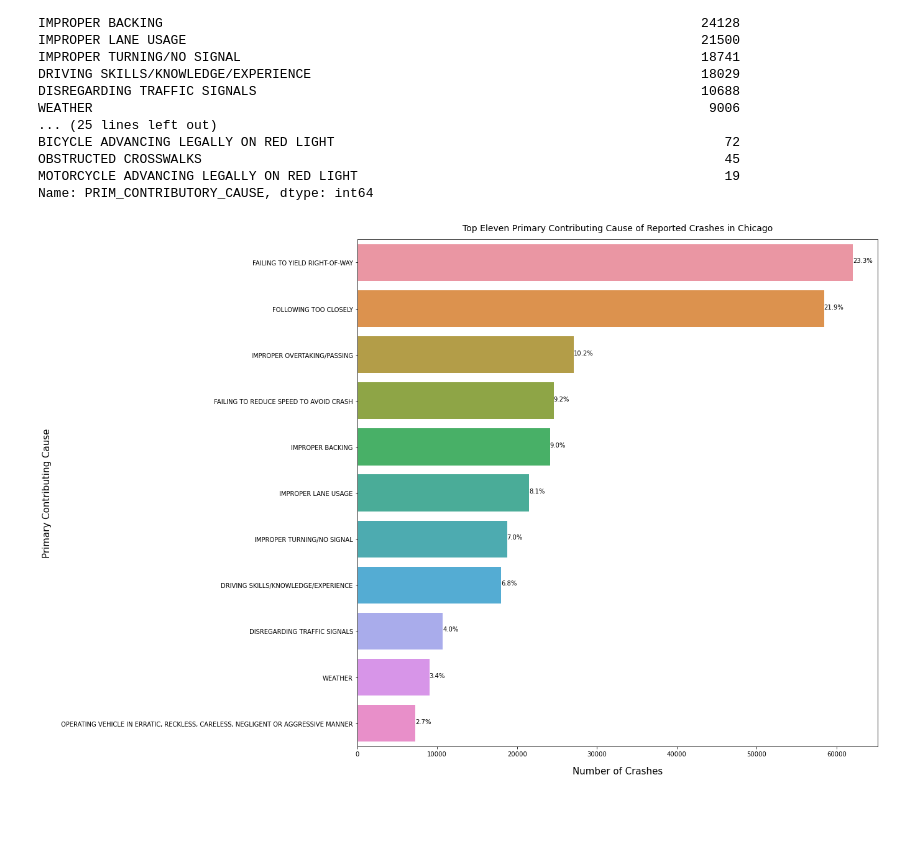
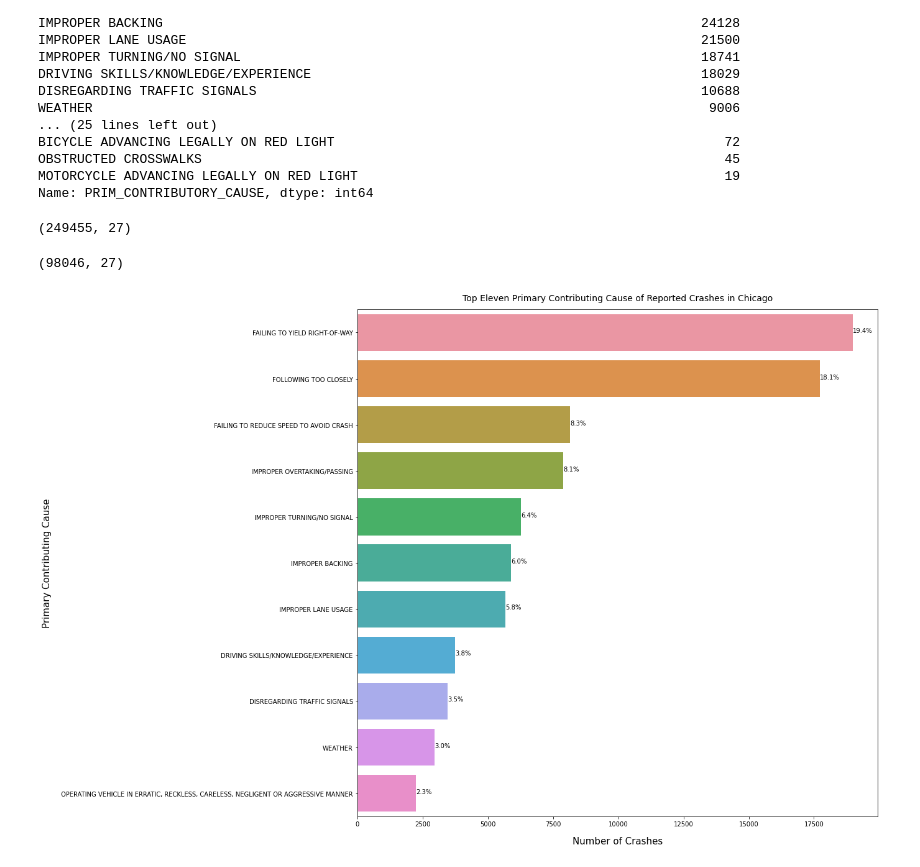
Before and after one commit to meowkaiser/Chicago_Car_Crashes_Project, a Jupyter notebook: Michael_Schor_Notebook.ipynb, the cells around one changed output. Cells and saved outputs as stored; diff of their text form; code cells hidden in the pictures; blank space fills up the shorter version.

Commit message:
adding my new models

```diff
--- a/Michael_Schor_Notebook.ipynb
+++ b/Michael_Schor_Notebook.ipynb
@@ -200,0 +218,8 @@ df_driver.dropna(axis=0, subset=['FIRST_CONTACT_POINT'], inplace =True)
+# %%
+# Handling nulls for AGE, SEX, and VEHICLE_YEAR
+df_driver = df_driver[(df_driver.VEHICLE_YEAR>=1970) & (df_driver.VEHICLE_YEAR <=2021)]
+df_driver.AGE.replace({np.NAN: df_driver.AGE.median()},inplace=True)
+df_driver.SEX.replace({np.NAN : 'X'},inplace=True)
+# Reassigning values for INJURIES FATAL
+df_driver.INJURIES_FATAL.replace({0.0:0, 1.0:1, 2.0:1, 3.0:1, 4.0:1}, inplace=True)
+df_driver.shape
@@ -220 +247,9 @@ Crash_year                            0
 dtype: int64
+# %%
+# dropping columns we do not need
+columns_to_drop = ['CRASH_RECORD_ID','CRASH_DATE_x','INJURIES_TOTAL','INJURIES_INCAPACITATING',
+                   'INJURIES_NON_INCAPACITATING','INJURIES_REPORTED_NOT_EVIDENT','MAKE','MOST_SEVERE_INJURY',
+                   'MODEL','VEHICLE_YEAR','OCCUPANT_CNT','PERSON_TYPE',
+                   'INJURY_CLASSIFICATION','CRASH_TYPE','LONGITUDE','LATITUDE','Crash_year','CRASH_MONTH']
+
+df_driver = df_driver.drop(columns_to_drop,axis=1)
@@ -316,23 +376,34 @@ MOTORCYCLE ADVANCING LEGALLY ON RED LIGHT
 Name: PRIM_CONTRIBUTORY_CAUSE, dtype: int64
 # %%
 #taking out the 'Not applicable' cause
-df= df[(df['PRIM_CONTRIBUTORY_CAUSE'] != "UNABLE TO DETERMINE")]
+df_driver = df_driver[df_driver.PRIM_CONTRIBUTORY_CAUSE != 'UNABLE TO DETERMINE']
+df_driver = df_driver[df_driver.PRIM_CONTRIBUTORY_CAUSE != 'NOT APPLICABLE']
+df_driver.shape
+# %% [output]
+(249455, 27)
+# %%
+# Subsetting df where Secondary contributory cause is determined and applicable
+df_driver = df_driver[(df_driver.SEC_CONTRIBUTORY_CAUSE != 'UNABLE TO DETERMINE')]
+df_driver = df_driver[(df_driver.SEC_CONTRIBUTORY_CAUSE != 'NOT APPLICABLE')]
+df_driver.shape
+# %% [output]
+(98046, 27)
 # %%
 plt.figure(figsize=(15, 15))
-ax = sns.countplot(data=df,  y='PRIM_CONTRIBUTORY_CAUSE', order = df['PRIM_CONTRIBUTORY_CAUSE'].value_counts().iloc[:11].index)
+ax = sns.countplot(data=df_driver,  y='PRIM_CONTRIBUTORY_CAUSE', order = df_driver['PRIM_CONTRIBUTORY_CAUSE'].value_counts().iloc[:11].index)
 total = len(df_driver['PRIM_CONTRIBUTORY_CAUSE'])
 for p in ax.patches:
         percentage = '{:.1f}%'.format(100 * p.get_width()/total)
         x = p.get_x() + p.get_width() + 0.02
         y = p.get_y() + p.get_height()/2
         ax.annotate(percentage, (x, y))
 
 plt.title('Top Eleven Primary Contributing Cause of Reported Crashes in Chicago', y=1.01, fontsize=14)
 plt.xlabel('Number of Crashes', fontsize=15, labelpad=15)
 plt.ylabel('Primary Contributing Cause', fontsize=15, labelpad=15)
 plt.show();
 # %% [output]
-[figure, old version]
+[figure, new version]
 # %%
 #ax = df.plot.bar(x='PRIM_CONTRIBUTORY_CAUSE', y='INJURIES_FATAL', rot=0)
 #still unsure how to plot PRIM_CONTRIBUTORY_CAUSE to INJURIES_FATAL
```
Also changed, not shown: parts of 46 cells of this notebook.
